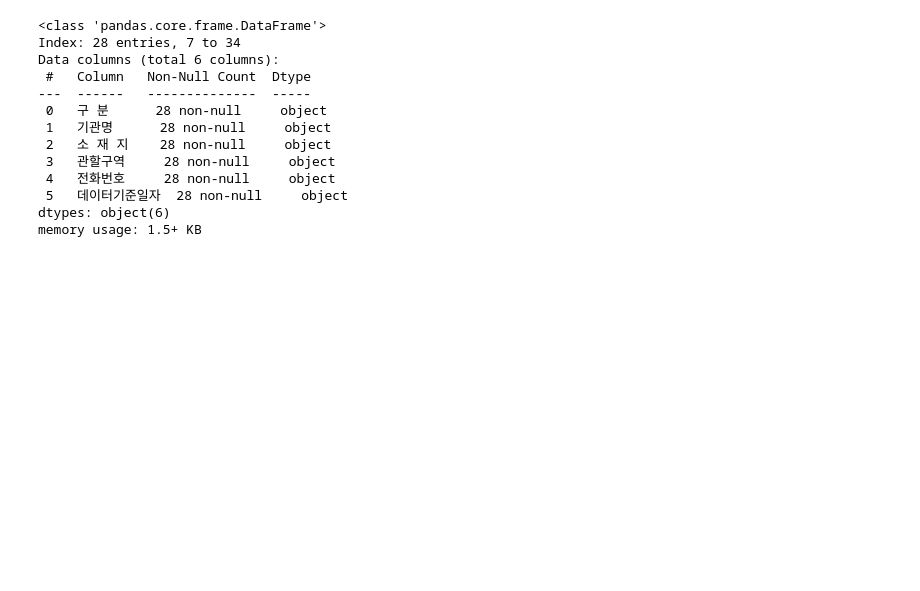
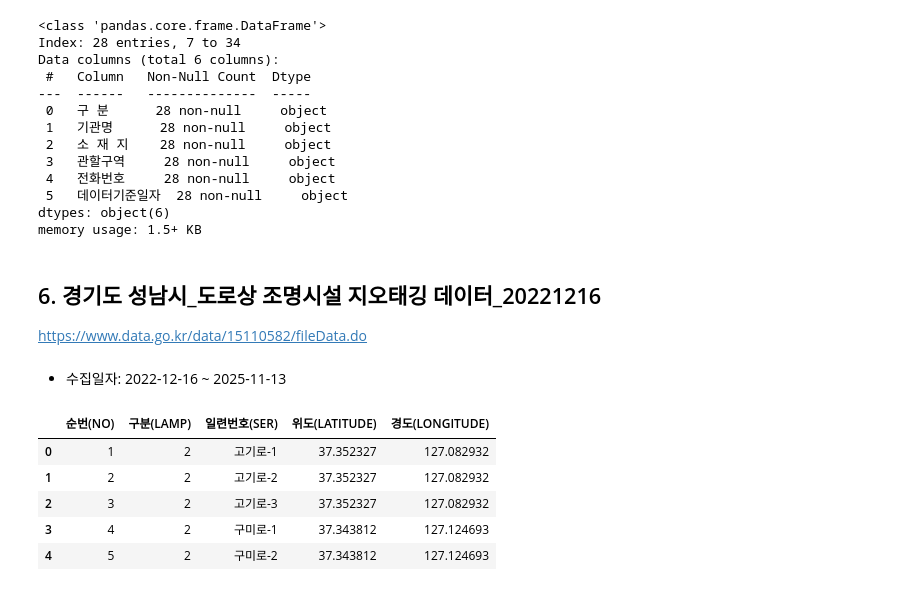
Before and after one commit to jimena1lee/1stProject_MSAI09, a Jupyter notebook: Raw-Data/외부 안전위험요소/view_data.ipynb, the cells around one changed output. Saved outputs shown, nothing was run; the diff lists cells and outputs as text; code cells hidden in the pictures; blank space fills up the shorter version.

```diff
--- a/Raw-Data/외부 안전위험요소/raw_data_eda.ipynb
+++ b/Raw-Data/외부 안전위험요소/view_data.ipynb
@@ -178,3 +178,18 @@ Data columns (total 6 columns):
  5   데이터기준일자  28 non-null     object
 dtypes: object(6)
 memory usage: 1.5+ KB
+# %% [markdown]
+## 6. 경기도 성남시_도로상 조명시설 지오태깅 데이터_20221216
+https://www.data.go.kr/data/15110582/fileData.do
+# %% [markdown]
+- 수집일자: 2022-12-16 ~ 2025-11-13
+# %%
+lamp_df = pd.read_csv('./경기도 성남시_도로상 조명시설 지오태깅 데이터_20221216.csv', encoding='cp949')
+lamp_df.head()
+# %% [output]
+|  | 순번(NO) | 구분(LAMP) | 일련번호(SER) | 위도(LATITUDE) | 경도(LONGITUDE) |
+| 0 | 1 | 2 | 고기로-1 | 37.352327 | 127.082932 |
+| 1 | 2 | 2 | 고기로-2 | 37.352327 | 127.082932 |
+| 2 | 3 | 2 | 고기로-3 | 37.352327 | 127.082932 |
+| 3 | 4 | 2 | 구미로-1 | 37.343812 | 127.124693 |
+| 4 | 5 | 2 | 구미로-2 | 37.343812 | 127.124693 |
```
Also changed, not shown: parts of 10 cells of this notebook, 4 other files.
